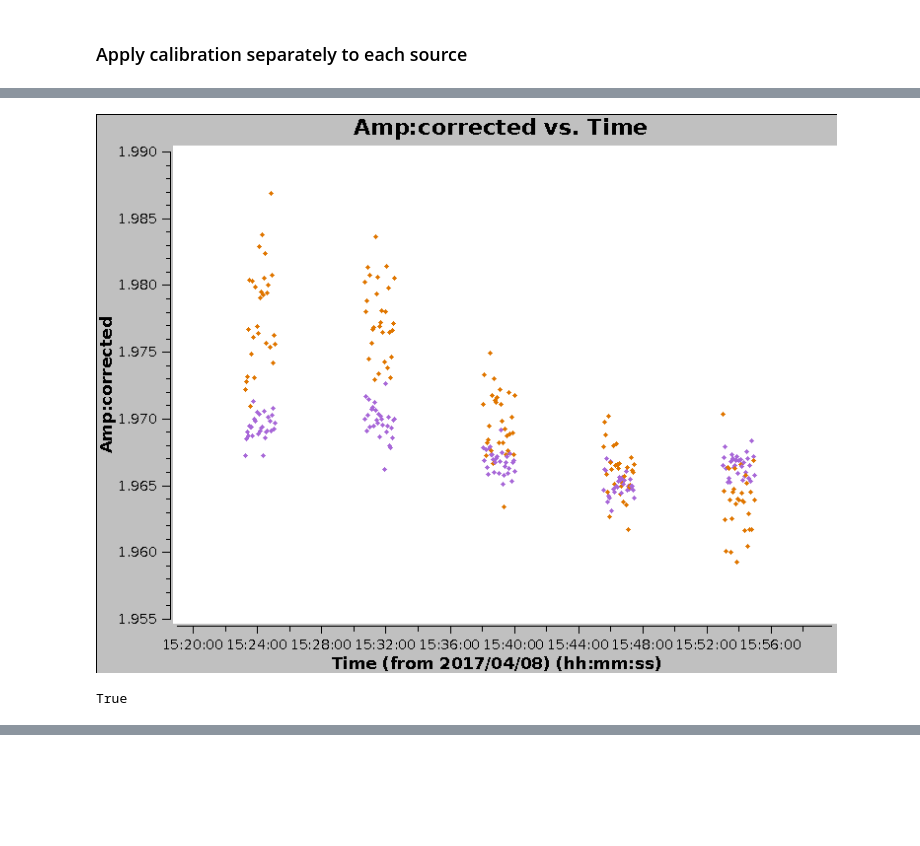
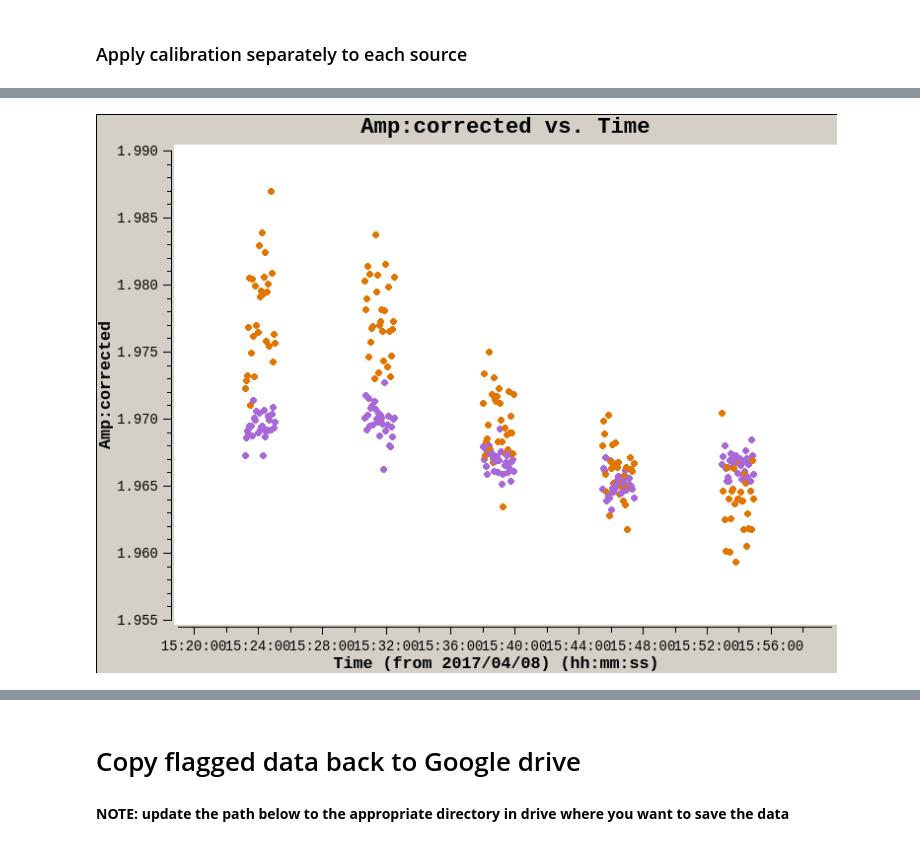
Before and after one commit to ska-sa/ARIWS-Cookbook, a Jupyter notebook: 2-Flagging_and_calibration/Basic_calibration_recipe.ipynb, the cells around one changed output, grey strips where cells are left out. Cells and saved outputs as stored; diff of their text form; code cells hidden in the pictures; blank space fills up the shorter version.

```diff
--- a/2-Flagging_and_calibration/Basic_calibration_recipe.ipynb
+++ b/2-Flagging_and_calibration/Basic_calibration_recipe.ipynb
@@ -243,14 +421,19 @@ applycal(vis=msfile,
 # %%
 plotms(vis=msfile,
        xaxis='time',
        yaxis='amp',
        ydatacolumn='corrected',
        correlation='XX,YY',
        field=g_cal,
        coloraxis='corr',
        averagedata=True,
        avgbaseline=True,
-       avgchannel='4096')
+       avgchannel='4096',
+       showgui=False,
+       plotfile='mkat_passband.png',
+       overwrite=True,
+       clearplots=True,
+       )
+Image('mkat_passband.png', height=500)
 # %% [output]
-[figure, old version]
+[figure, new version]
-True
@@ -257,0 +440,2 @@ True
+# %% [markdown]
+# Copy flagged data back to Google drive
@@ -257,0 +446,2 @@ True
+# %% [markdown]
+**NOTE: update the path below to the appropriate directory in drive where you want to save the data**
```
Also changed, not shown: parts of 57 cells of this notebook.
